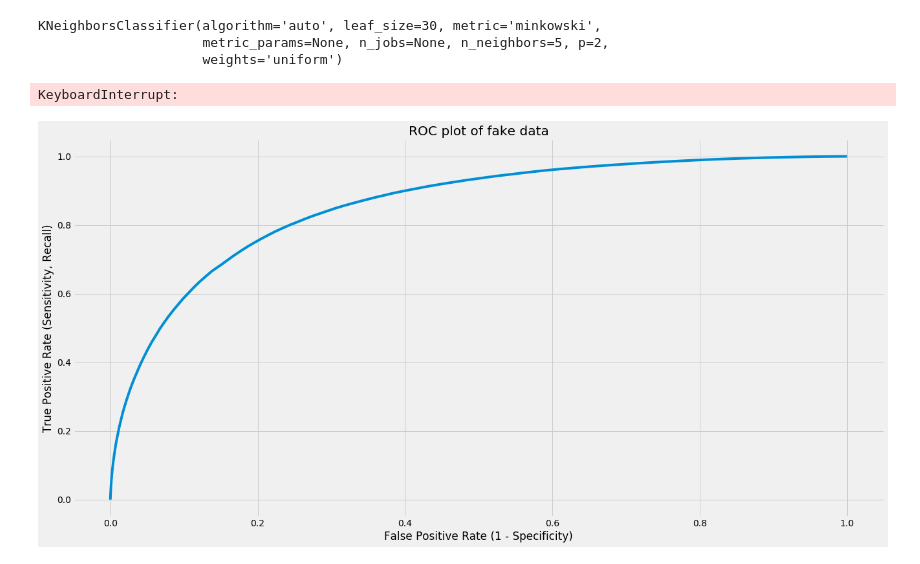
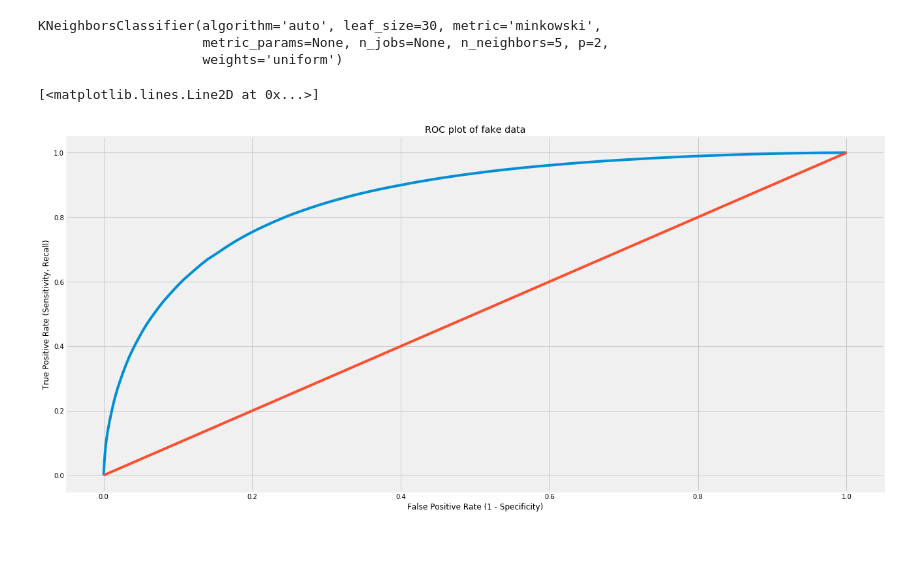
Before and after one commit to BrooksDiwu/MoodPrediction, a Jupyter notebook: EDA2.ipynb, the cells around one changed output. Drawn from its saved outputs; the diff is of its cells as text; code cells hidden in the pictures.

```diff
--- a/EDA2.ipynb
+++ b/EDA2.ipynb
@@ -249,8 +249,7 @@ KNeighborsClassifier(algorithm='auto', leaf_size=30, metric='minkowski',
 # %%
 fig, ax = plt.subplots(figsize=(20,10))
 plot_roc(lg, Xtest, ytest, ax)
-plot_roc(neigh, Xtest, ytest, ax)
 ax.plot([0,1], [0,1])
 # %% [output]
-KeyboardInterrupt:
+[<matplotlib.lines.Line2D at 0x...>]
-[figure, old version]
+[figure, new version]
```
Also changed, not shown: parts of 7 cells of this notebook, 3 other files.
